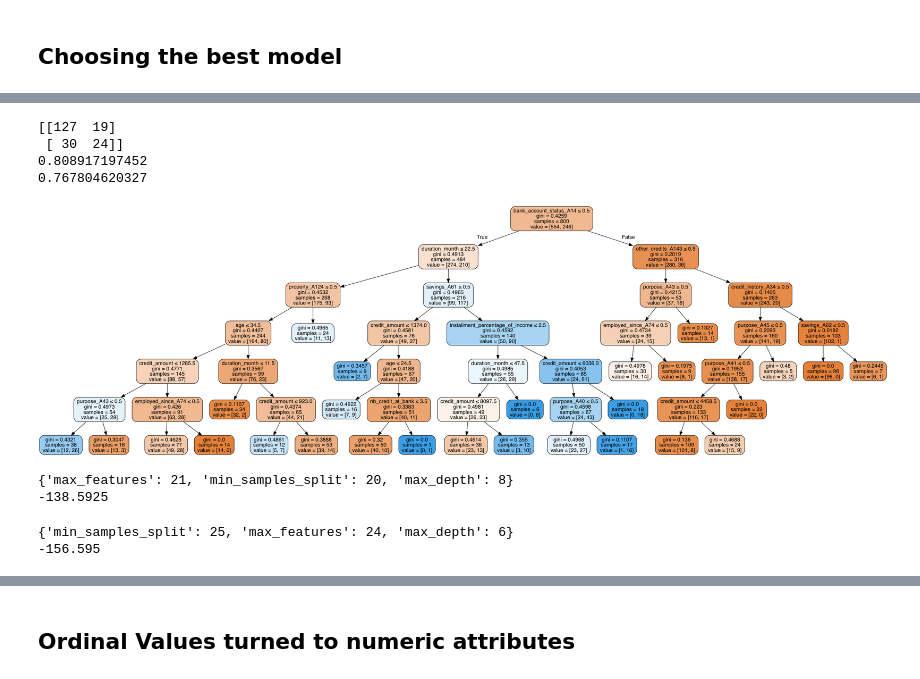
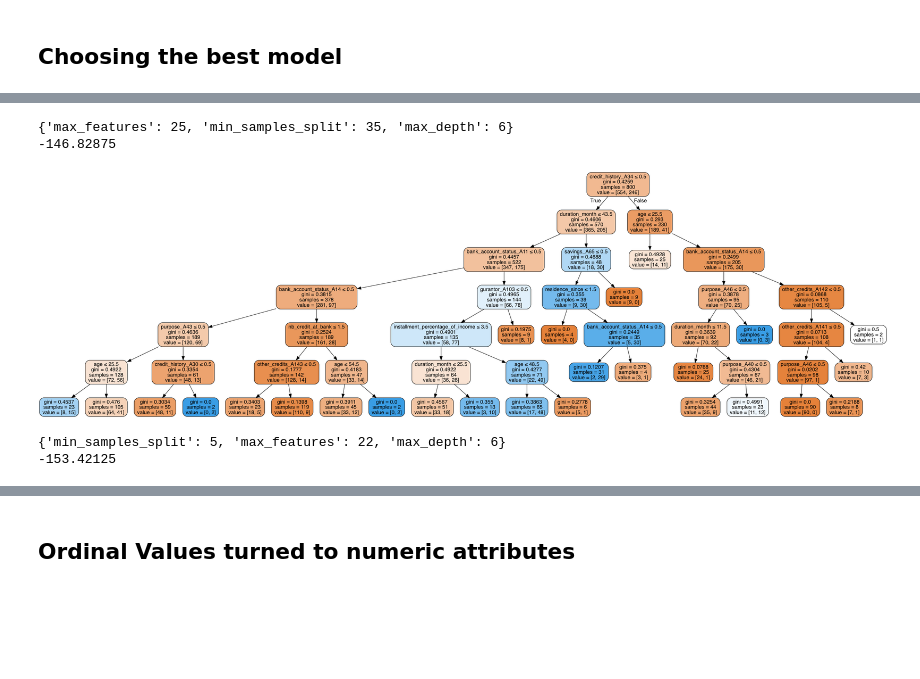
Before and after one commit to rlhez/scoring, a Jupyter notebook: scoring.ipynb, the cells around one changed output, grey strips where cells are left out. Saved outputs shown, nothing was run; the diff lists cells and outputs as text; code cells hidden in the pictures; blank space fills up the shorter version.

```diff
--- a/scoring.ipynb
+++ b/scoring.ipynb
@@ -204,45 +219,30 @@ def train_predict(clf, X_train, y_train, X_test, y_test):
 X_train, X_test, y_train, y_test = cross_validation.train_test_split(X_all, y, test_size=0.2,random_state=15)
 
 X_train_num, X_test_num, y_train_num, y_test_num = cross_validation.train_test_split(X_all_num, y, test_size=0.2,random_state=15)
-
-clf = DecisionTreeClassifier(min_samples_split=35,max_depth=6 , max_features=22,random_state=18)
-
-clf = clf.fit(X_train, y_train)
-y_pred = clf.predict(X_test)
-print confusion_matrix(y_test, y_pred)
-print metrics.precision_score(y_test, y_pred)
-
-
-print np.mean(cross_validation.cross_val_score(clf,X_train,y_train,scoring='precision',cv=10))
-# %% [output]
-[[127  19]
- [ 30  24]]
-0.808917197452
-0.767804620327
+# %%
+from sklearn.grid_search import GridSearchCV
+parameters = {'max_depth': range(6,9,1),
+             'min_samples_split': range(5,61,5),
+             'max_features' : range(15,26,2)}
+clf = DecisionTreeClassifier()
+
+tree_model = GridSearchCV(clf,parameters, scoring=cost_estimate,cv=5)
+tree_model.fit(X_train, y_train)
+print tree_model.best_params_
+print tree_model.best_score_
+# %% [output]
+{'max_features': 25, 'min_samples_split': 35, 'max_depth': 6}
+-146.82875
 # %%
 dot_data = StringIO()
-tree.export_graphviz(clf, out_file=dot_data,
+tree.export_graphviz(tree_model.best_estimator_, out_file=dot_data,
                          feature_names=X_all.columns.tolist(),
                          filled=True, rounded=True,
                          special_characters=True)
 graph = pydot.graph_from_dot_data(dot_data.getvalue())
 Image(graph.create_png())
 # %% [output]
-[figure, old version]
+[figure, new version]
-# %%
-from sklearn.grid_search import GridSearchCV
-parameters = {'max_depth': range(6,9,1),
-             'min_samples_split': range(5,61,5),
-             'max_features' : range(15,26,2)}
-tree = DecisionTreeClassifier()
-
-tree_model = GridSearchCV(tree,parameters, scoring=cost_estimate,cv=5)
-tree_model.fit(X_train, y_train)
-print tree_model.best_params_
-print tree_model.best_score_
-# %% [output]
-{'max_features': 21, 'min_samples_split': 20, 'max_depth': 8}
--138.5925
 # %%
 
 parameters = {'max_depth': range(6,9,1),
@@ -255,8 +255,8 @@ grid_search.fit(X_train, y_train)
 print grid_search.best_params_
 print grid_search.best_score_
 # %% [output]
-{'min_samples_split': 25, 'max_features': 24, 'max_depth': 6}
--156.595
+{'min_samples_split': 5, 'max_features': 22, 'max_depth': 6}
+-153.42125
 # %%
 svm = SVC()
 scaler = StandardScaler()
```
Also changed, not shown: parts of 48 cells of this notebook, 1 other file.
